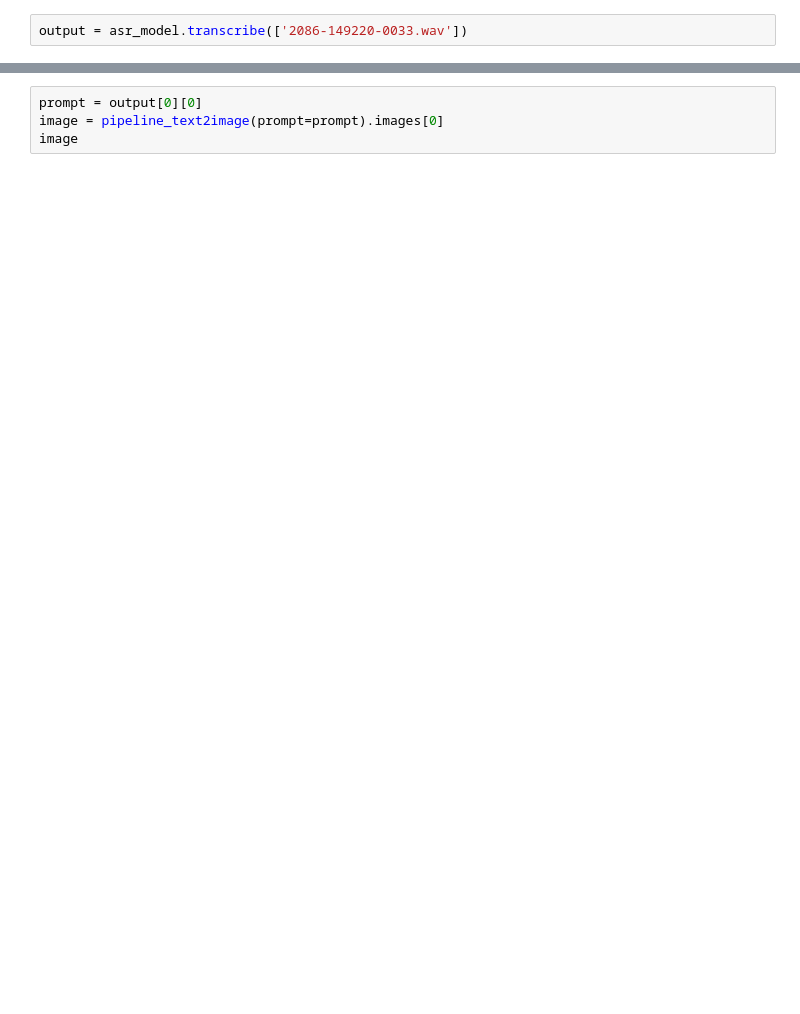
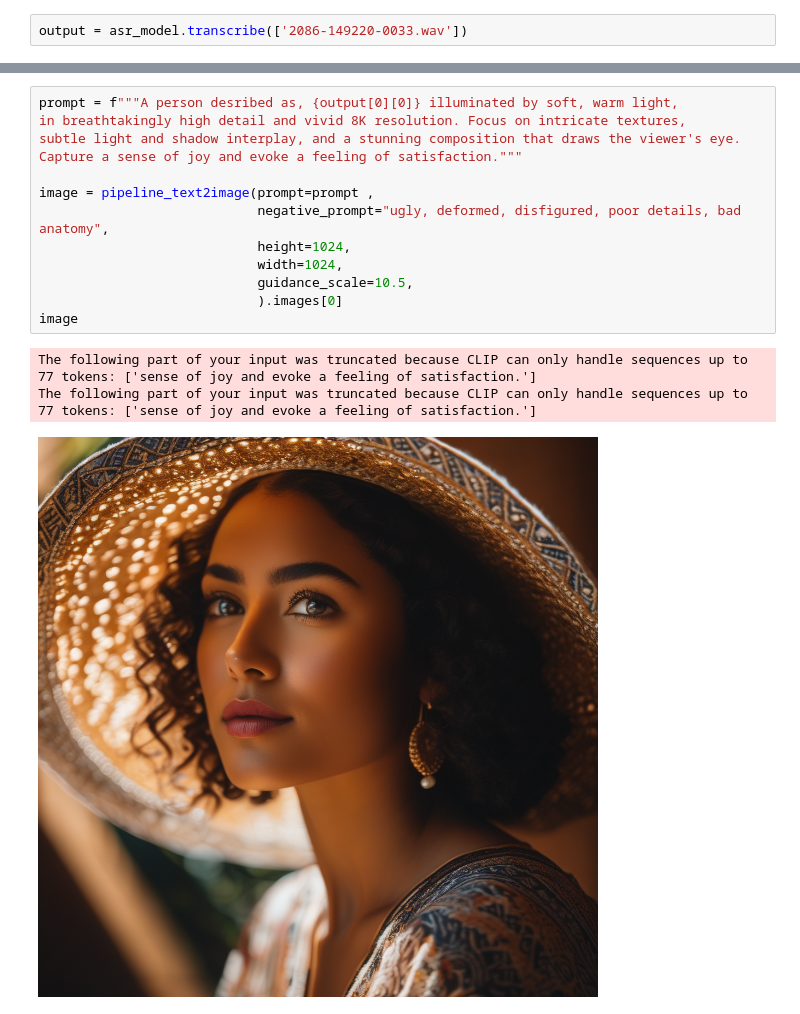
Before and after one commit to ritwikraha/computer-needs-glasses, a Jupyter notebook: Voice_to_Image.ipynb, the cells around one changed output, grey strips where cells are left out. Saved outputs shown, nothing was run; the diff lists cells and outputs as text; blank space fills up the shorter version.

Commit message:
chore: some finer details

```diff
--- a/Voice_to_Image.ipynb
+++ b/Voice_to_Image.ipynb
@@ -24,4 +88,17 @@ output[0][0]
-# %%
-prompt = output[0][0]
-image = pipeline_text2image(prompt=prompt).images[0]
-image
+# %%
+prompt = f"""A person desribed as, {output[0][0]} illuminated by soft, warm light,
+in breathtakingly high detail and vivid 8K resolution. Focus on intricate textures,
+subtle light and shadow interplay, and a stunning composition that draws the viewer's eye.
+Capture a sense of joy and evoke a feeling of satisfaction."""
+
+image = pipeline_text2image(prompt=prompt ,
+                            negative_prompt="ugly, deformed, disfigured, poor details, bad anatomy",
+                            height=1024,
+                            width=1024,
+                            guidance_scale=10.5,
+                            ).images[0]
+image
+# %% [output]
+The following part of your input was truncated because CLIP can only handle sequences up to 77 tokens: ['sense of joy and evoke a feeling of satisfaction.']
+The following part of your input was truncated because CLIP can only handle sequences up to 77 tokens: ['sense of joy and evoke a feeling of satisfaction.']
+[figure, added]
```
Also changed, not shown: parts of 6 cells of this notebook.
